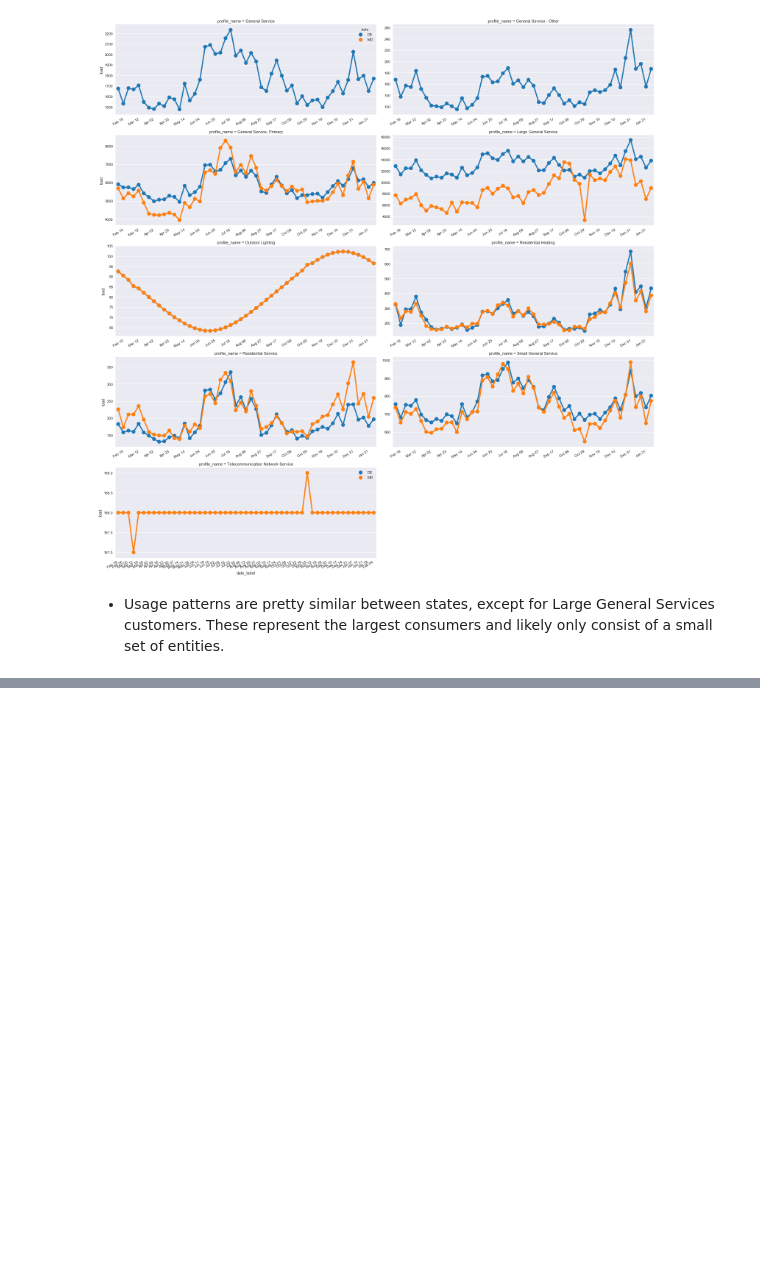
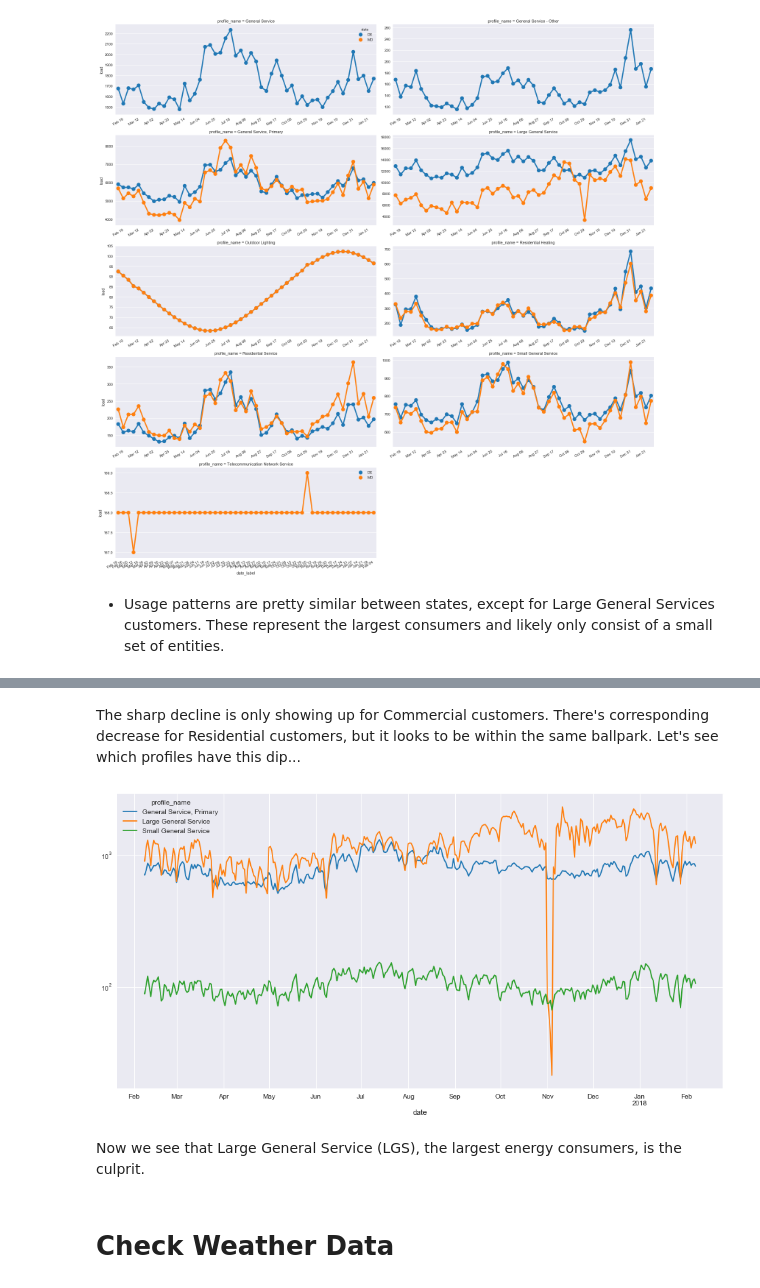
Before and after one commit to dgoodman1/delmarva-electricity-EDA, a Jupyter notebook: 02 - Delmarva Load Profiles - Visualizing the Data.ipynb, the cells around one changed output, grey strips where cells are left out. Cells and saved outputs as stored; diff of their text form; code cells hidden in the pictures; blank space fills up the shorter version.

```diff
--- a/02 - Delmarva Load Profiles - Visualizing the Data.ipynb
+++ b/02 - Delmarva Load Profiles - Visualizing the Data.ipynb
@@ -147,0 +173,12 @@ plt.tight_layout();
+# %% [markdown]
+The sharp decline is only showing up for Commercial customers.  There's corresponding decrease for Residential customers, but it looks to be within the same ballpark.  Let's see which profiles have this dip...
+# %%
+md_com = md.query('customer_type == "Commercial"')
+md_com_agg = md_com.groupby(['date', 'profile_name'])['load'].sum().unstack()
+ax = md_com_agg.plot(figsize=(16, 8), logy=True)
+# %% [output]
+[figure, added]
+# %% [markdown]
+Now we see that Large General Service (LGS), the largest energy consumers, is the culprit.
+# %% [markdown]
+# Check Weather Data
```
Also changed, not shown: parts of 26 cells of this notebook.
